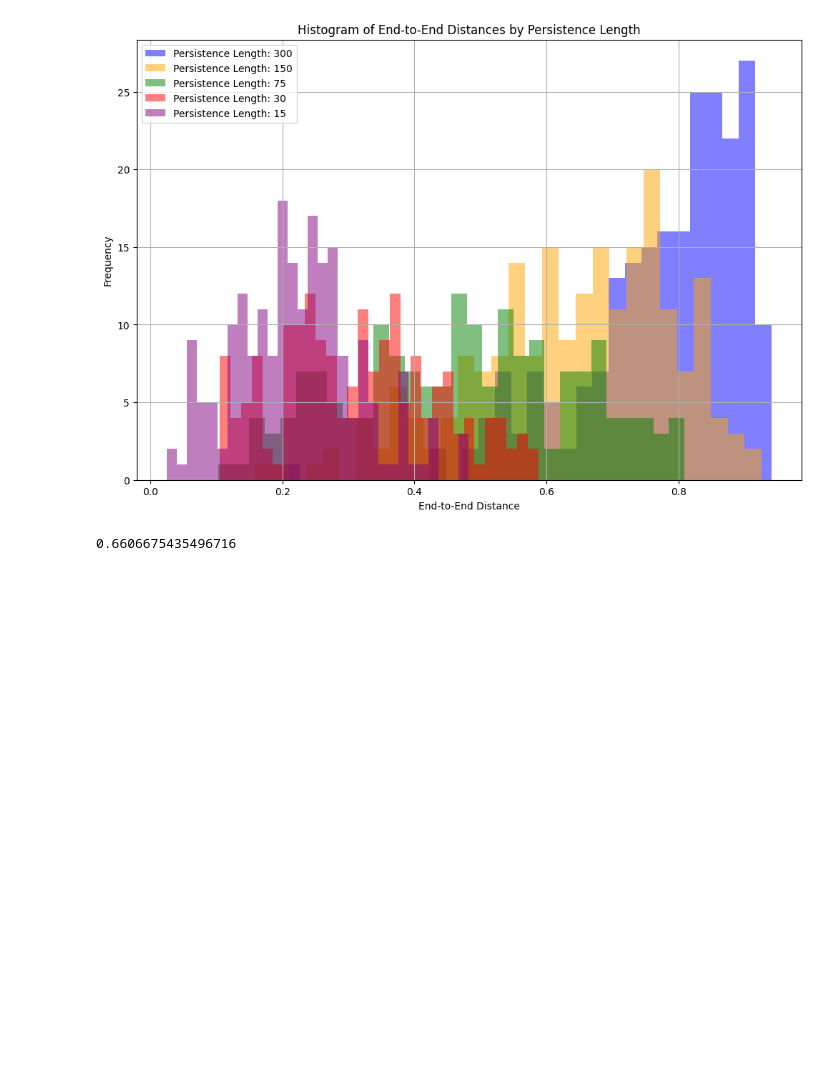
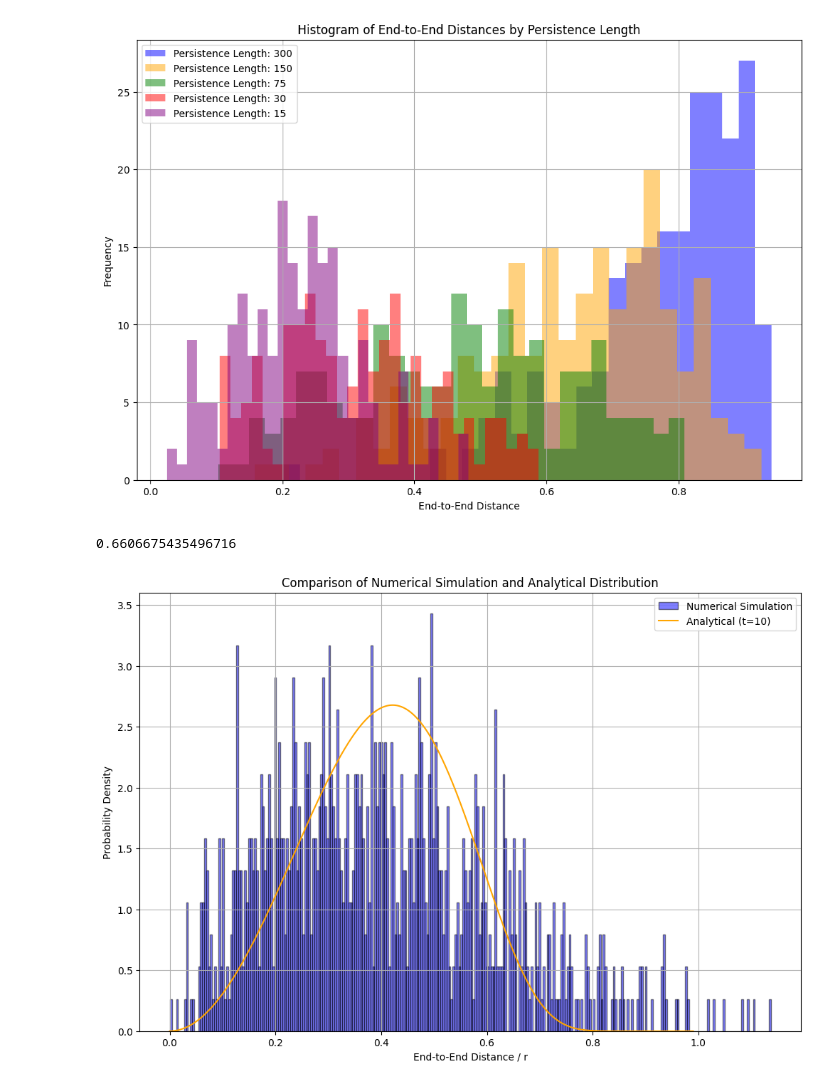
Before and after one commit to B-hub-hue/Python.exam_polymer, a Jupyter notebook: Python_exam_py.ipynb, the cells around one changed output. Saved outputs shown, nothing was run; the diff lists cells and outputs as text; code cells hidden in the pictures; blank space fills up the shorter version.

```diff
--- a/Python_exam_py.ipynb
+++ b/Python_exam_py.ipynb
@@ -160,30 +160,62 @@ num_trials = 1000   # Number of trials to gather distances
 persistence_length = 300  # Persistence length
 
 # Store distances for the numerical simulation
 distances = []
 
 for _ in range(num_trials):
     # Starting vector (arbitrary direction)
     vectors = [np.array([0, 0, 1])]
 
     for _ in range(1, num_segments):
         # Sample theta (polar angle) from Gaussian distribution
         theta = custom_gaussian_theta(1 / np.sqrt(persistence_length))
 
         # Random axis of rotation (normal vector)
         axis_of_rotation = np.random.random(3) - 0.5  # Random axis between -0.5 and 0.5
         axis_of_rotation = axis_of_rotation / np.linalg.norm(axis_of_rotation)
 
         # Sample phi (dihedral angle) uniformly between 0 and 2*pi
         phi = np.random.uniform(0, 2 * np.pi)
 
         # Rotate the previous vector by theta and phi
         new_vector = rodrigues_rotation(vectors[-1], axis_of_rotation, theta, phi)
         vectors.append(new_vector)
 
     # Convert list of vectors to numpy array
     vectors = np.array(vectors)
 
     # Calculate the end-to-end distance for this trial
     distance = end_to_end_distance(vectors)
     distances.append(distance)
+
+# Prepare data for Analytical Distribution
+def P(r, t):
+    """Analytical solution for the probability distribution of end-to-end distance for worm-like chains."""
+    a = 0.75 * t
+    C = 1 / ((np.pi**3 / 2) * (np.exp(-a)) * (a**(-3/2)) * ((1 + 3 * a**-1) + (15 / 4) * (a**-2)))
+    prob = 4 * C * np.pi * (r**2 / (1 - r**2)**(9/2)) * np.exp((-3 * t / 4) * (1 / (1 - r**2)))
+    prob /= np.trapz(prob, r)  # Normalize using trapezoidal integration
+    return prob
+
+# Range of r values for analytical function
+r = np.linspace(0, 0.99, 1000)
+t_value = 10  # Let's take t = 10 for the analytical distribution
+analytical_result = P(r, t_value)
+
+# Plotting both distributions
+plt.figure(figsize=(12, 8))
+
+# Plot numerical simulation results
+plt.hist(distances, bins=300, density=True, alpha=0.5, color='blue', edgecolor='black', label='Numerical Simulation')
+
+# Plot analytical result
+plt.plot(r, analytical_result, color='orange', label=f'Analytical (t={t_value})')
+
+plt.xlabel('End-to-End Distance / r')
+plt.ylabel('Probability Density')
+plt.title('Comparison of Numerical Simulation and Analytical Distribution')
+plt.legend()
+plt.grid(True)
+plt.show()
+# %% [output]
+[figure, added]
```
